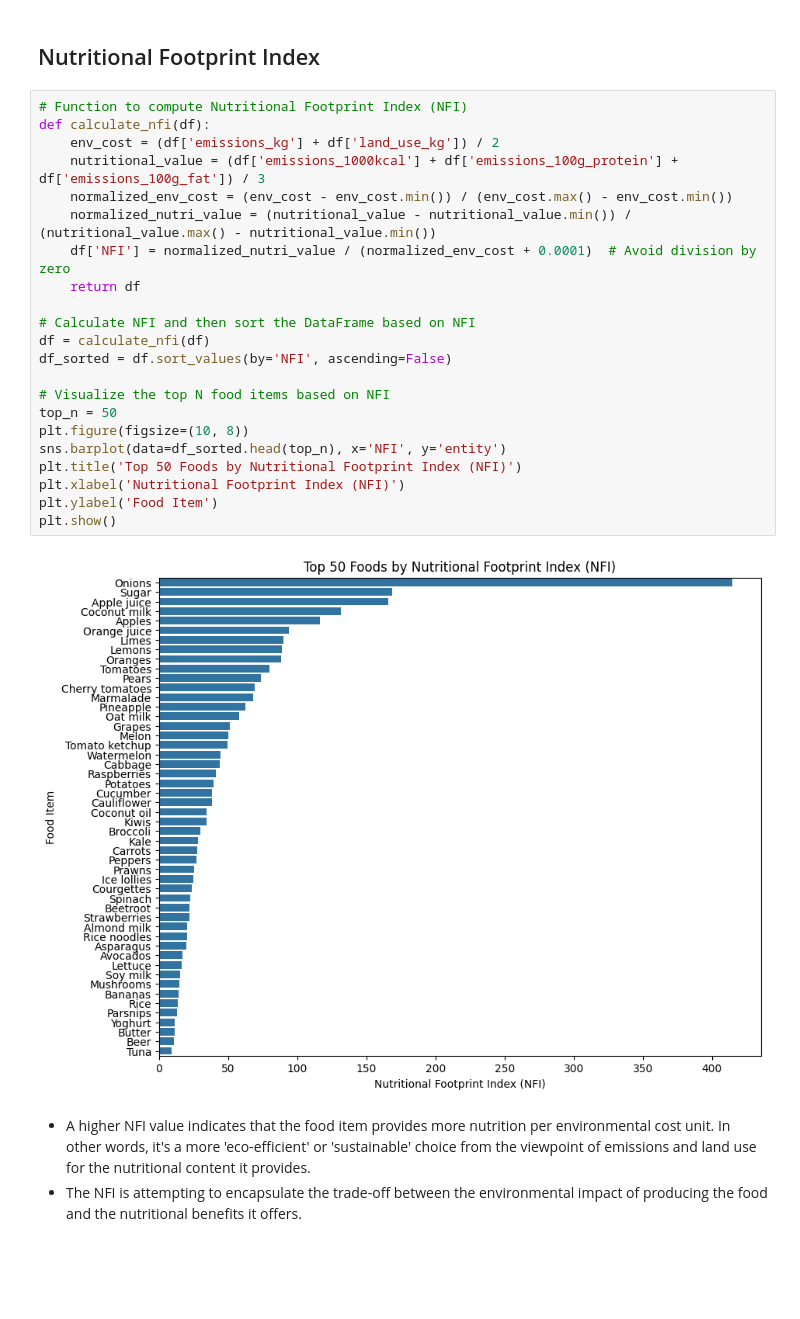
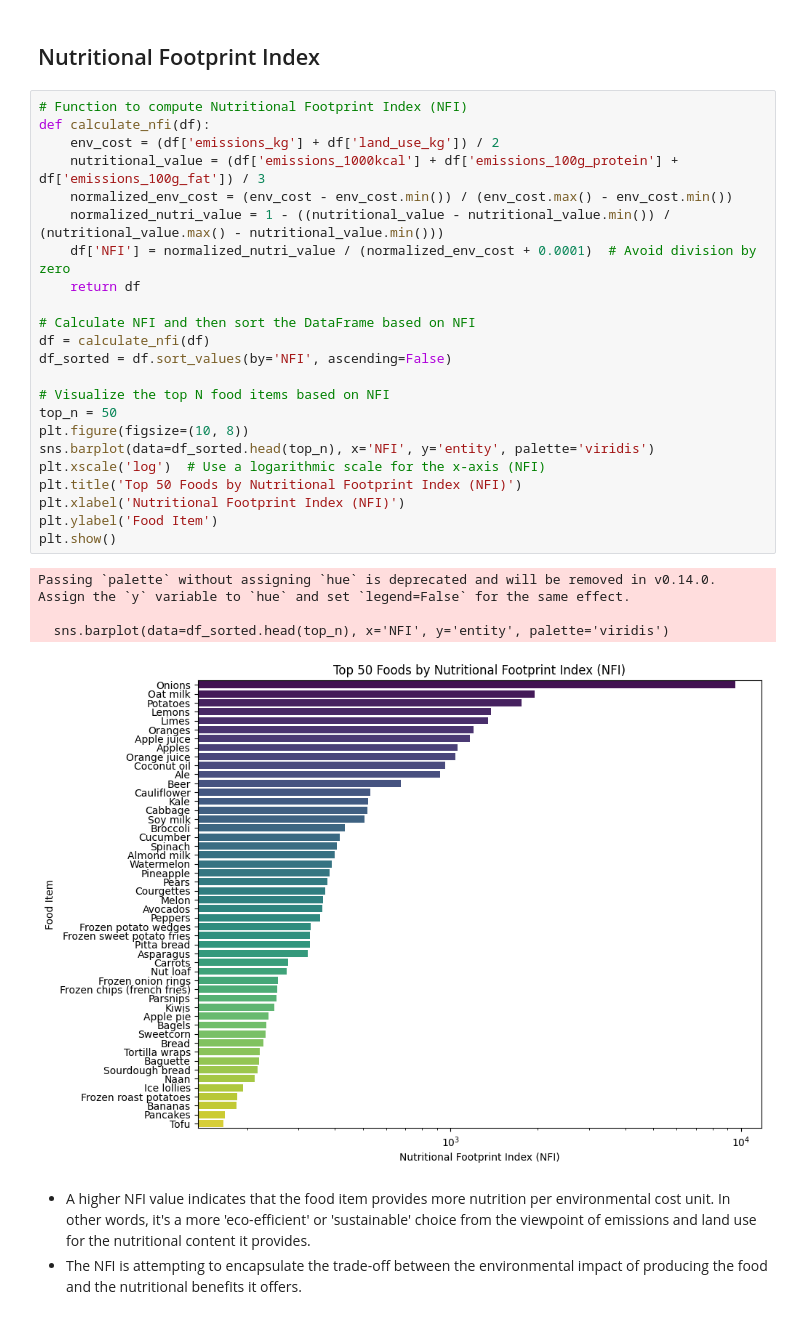
Before and after one commit to jld224/BananaIndex, a Jupyter notebook: BananaIndex.ipynb, the cells around one changed output. Saved outputs shown, nothing was run; the diff lists cells and outputs as text; blank space fills up the shorter version.

Commit message:
Make graphs log and also catagory stuff

```diff
--- a/BananaIndex.ipynb
+++ b/BananaIndex.ipynb
@@ -466,27 +466,31 @@ plt.show()
 # %%
 # Function to compute Nutritional Footprint Index (NFI)
 def calculate_nfi(df):
     env_cost = (df['emissions_kg'] + df['land_use_kg']) / 2
     nutritional_value = (df['emissions_1000kcal'] + df['emissions_100g_protein'] + df['emissions_100g_fat']) / 3
     normalized_env_cost = (env_cost - env_cost.min()) / (env_cost.max() - env_cost.min())
-    normalized_nutri_value = (nutritional_value - nutritional_value.min()) / (nutritional_value.max() - nutritional_value.min())
+    normalized_nutri_value = 1 - ((nutritional_value - nutritional_value.min()) / (nutritional_value.max() - nutritional_value.min()))
     df['NFI'] = normalized_nutri_value / (normalized_env_cost + 0.0001)  # Avoid division by zero
     return df
 
 # Calculate NFI and then sort the DataFrame based on NFI
 df = calculate_nfi(df)
 df_sorted = df.sort_values(by='NFI', ascending=False)
 
 # Visualize the top N food items based on NFI
 top_n = 50
 plt.figure(figsize=(10, 8))
-sns.barplot(data=df_sorted.head(top_n), x='NFI', y='entity')
+sns.barplot(data=df_sorted.head(top_n), x='NFI', y='entity', palette='viridis')
+plt.xscale('log')  # Use a logarithmic scale for the x-axis (NFI)
 plt.title('Top 50 Foods by Nutritional Footprint Index (NFI)')
 plt.xlabel('Nutritional Footprint Index (NFI)')
 plt.ylabel('Food Item')
 plt.show()
 # %% [output]
+Passing `palette` without assigning `hue` is deprecated and will be removed in v0.14.0. Assign the `y` variable to `hue` and set `legend=False` for the same effect.
+
+  sns.barplot(data=df_sorted.head(top_n), x='NFI', y='entity', palette='viridis')
-[figure, old version]
+[figure, new version]
 # %% [markdown]
    - A higher NFI value indicates that the food item provides more nutrition per environmental cost unit. In other words, it's a more 'eco-efficient' or 'sustainable' choice from the viewpoint of emissions and land use for the nutritional content it provides.
    - The NFI is attempting to encapsulate the trade-off between the environmental impact of producing the food and the nutritional benefits it offers.
```
Also changed, not shown: parts of 1 cell of this notebook, 1 other file.
